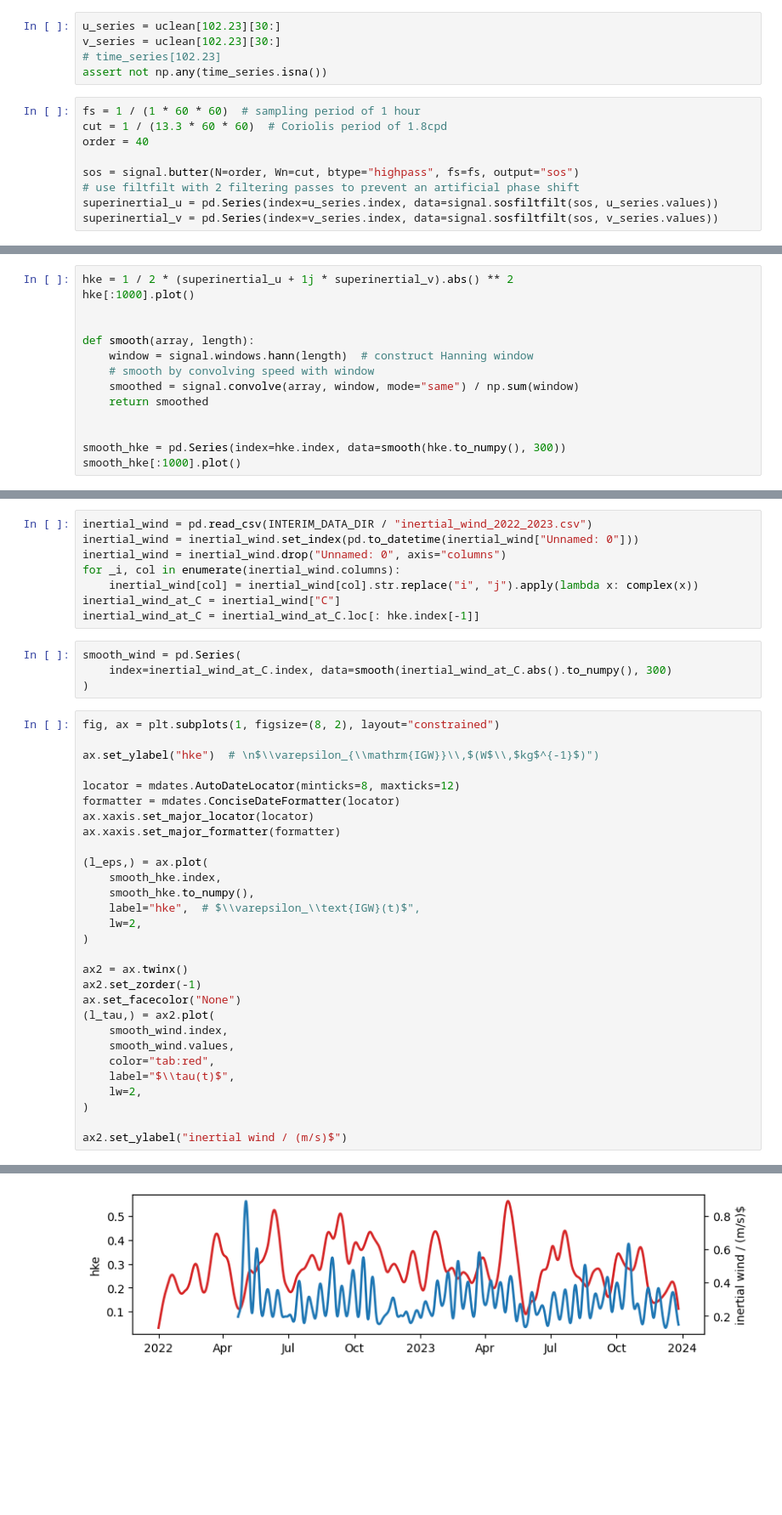
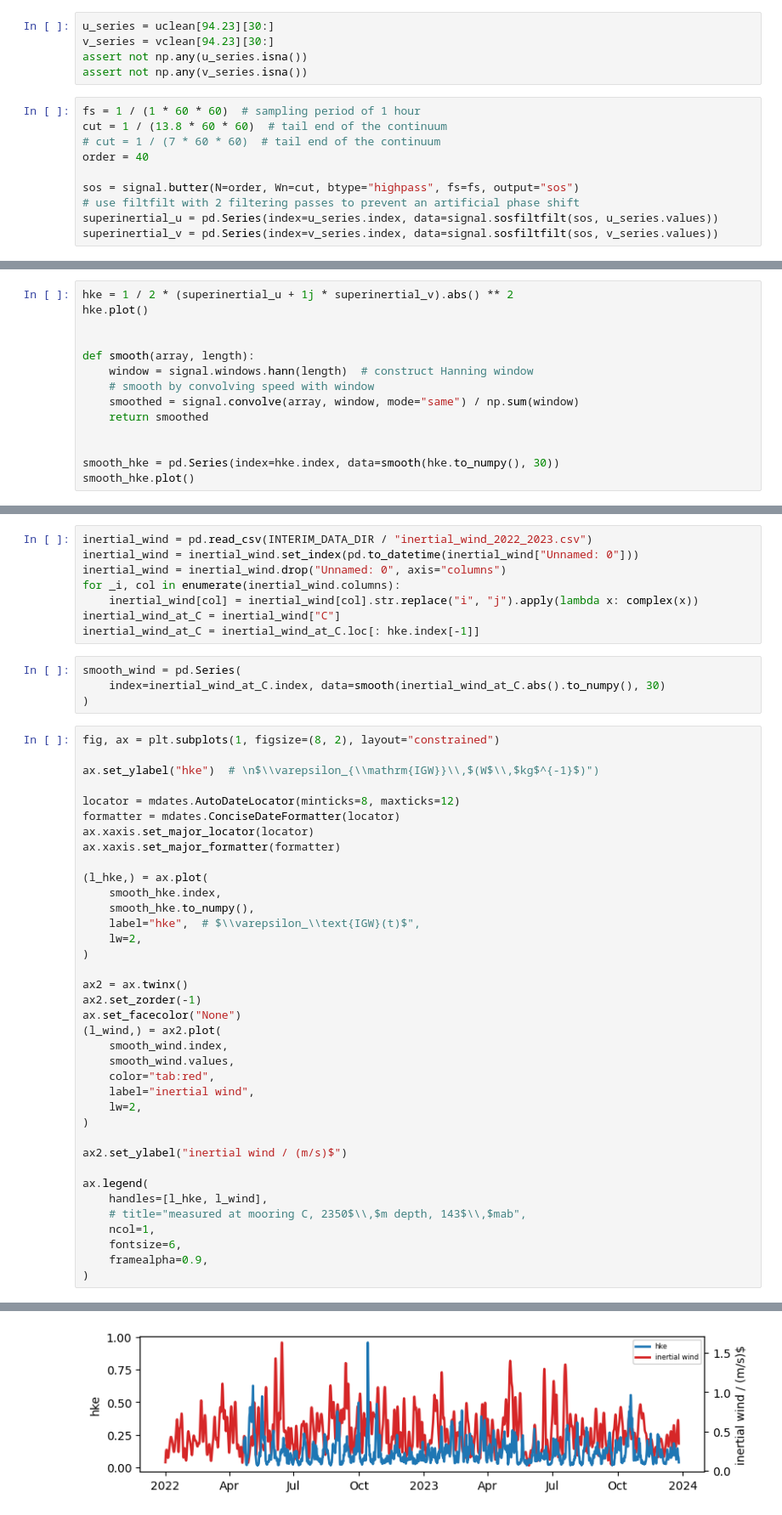
Before and after one commit to opinner/pinner2026_JPO_code, a Jupyter notebook: notebooks/exploratory/ADCP.ipynb, the cells around one changed output, grey strips where cells are left out. Shown at 85% size. Cells and saved outputs as stored; diff of their text form; blank space fills up the shorter version.

```diff
--- a/notebooks/exploratory/ADCP.ipynb
+++ b/notebooks/exploratory/ADCP.ipynb
@@ -343,11 +395,12 @@ ax.xaxis.set_major_formatter(formatter)
 # %%
-u_series = uclean[102.23][30:]
-v_series = uclean[102.23][30:]
-# time_series[102.23]
-assert not np.any(time_series.isna())
+u_series = uclean[94.23][30:]
+v_series = vclean[94.23][30:]
+assert not np.any(u_series.isna())
+assert not np.any(v_series.isna())
 # %%
 fs = 1 / (1 * 60 * 60)  # sampling period of 1 hour
-cut = 1 / (13.3 * 60 * 60)  # Coriolis period of 1.8cpd
+cut = 1 / (13.8 * 60 * 60)  # tail end of the continuum
+# cut = 1 / (7 * 60 * 60)  # tail end of the continuum
 order = 40
 
 sos = signal.butter(N=order, Wn=cut, btype="highpass", fs=fs, output="sos")
@@ -373,6 +426,6 @@ plt.gca().set_ylim(8e-4, 3)
 # %%
 hke = 1 / 2 * (superinertial_u + 1j * superinertial_v).abs() ** 2
-hke[:1000].plot()
+hke.plot()
 
 
 def smooth(array, length):
@@ -382,7 +435,7 @@ def smooth(array, length):
     return smoothed
 
 
-smooth_hke = pd.Series(index=hke.index, data=smooth(hke.to_numpy(), 300))
-smooth_hke[:1000].plot()
+smooth_hke = pd.Series(index=hke.index, data=smooth(hke.to_numpy(), 30))
+smooth_hke.plot()
 # %% [output]
 <Axes: >
@@ -397,7 +467,7 @@ inertial_wind_at_C = inertial_wind["C"]
 inertial_wind_at_C = inertial_wind_at_C.loc[: hke.index[-1]]
 # %%
 smooth_wind = pd.Series(
-    index=inertial_wind_at_C.index, data=smooth(inertial_wind_at_C.abs().to_numpy(), 300)
+    index=inertial_wind_at_C.index, data=smooth(inertial_wind_at_C.abs().to_numpy(), 30)
 )
 # %%
 fig, ax = plt.subplots(1, figsize=(8, 2), layout="constrained")
@@ -409,7 +479,7 @@ formatter = mdates.ConciseDateFormatter(locator)
 ax.xaxis.set_major_locator(locator)
 ax.xaxis.set_major_formatter(formatter)
 
-(l_eps,) = ax.plot(
+(l_hke,) = ax.plot(
     smooth_hke.index,
     smooth_hke.to_numpy(),
     label="hke",  # $\\varepsilon_\\text{IGW}(t)$",
@@ -419,13 +489,21 @@ ax.xaxis.set_major_formatter(formatter)
 ax2 = ax.twinx()
 ax2.set_zorder(-1)
 ax.set_facecolor("None")
-(l_tau,) = ax2.plot(
+(l_wind,) = ax2.plot(
     smooth_wind.index,
     smooth_wind.values,
     color="tab:red",
-    label="$\\tau(t)$",
+    label="inertial wind",
     lw=2,
 )
 
 ax2.set_ylabel("inertial wind / (m/s)$")
+
+ax.legend(
+    handles=[l_hke, l_wind],
+    # title="measured at mooring C, 2350$\\,$m depth, 143$\\,$mab",
+    ncol=1,
+    fontsize=6,
+    framealpha=0.9,
+)
 # %% [output]
@@ -433 +511 @@ Text(0, 0.5, 'inertial wind / (m/s)$')
-[figure, old version]
+[figure, new version]
```
Also changed, not shown: parts of 25 cells of this notebook.
